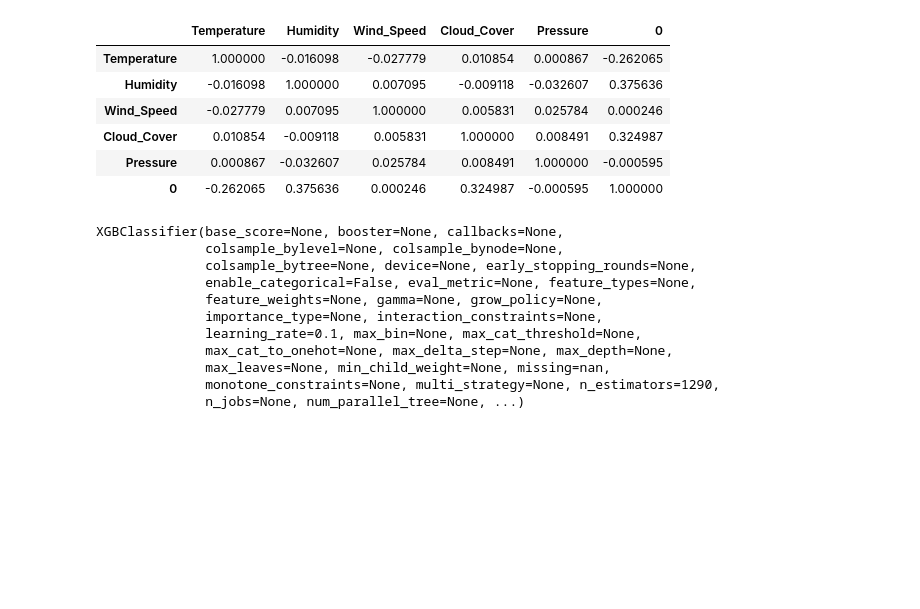
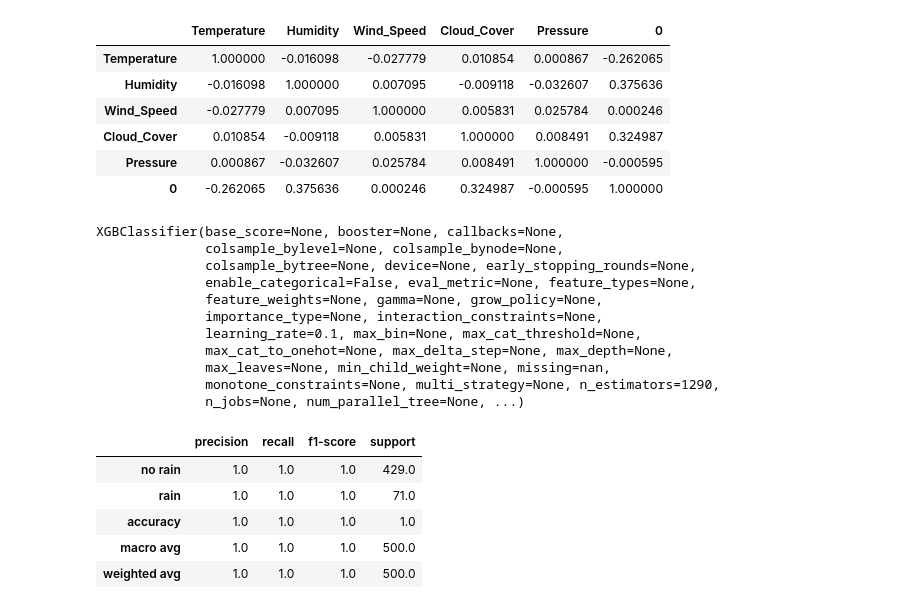
Before and after one commit to thePython2016/weather-prediction-model2, a Jupyter notebook: weather-prediction-APP.ipynb, the cells around one changed output. Drawn from its saved outputs; the diff is of its cells as text; code cells hidden in the pictures; blank space fills up the shorter version.

```diff
--- a/weather-prediction-APP.ipynb
+++ b/weather-prediction-APP.ipynb
@@ -131,4 +135,12 @@ myprediction=model.predict(xTest)
 # extract class report
 classRe=classification_report(yTest,myprediction,target_names=label.classes_,output_dict=True)
 # %%
-dfRe
+dfReport=pd.DataFrame(classRe).transpose()
+dfReport
+# %% [output]
+|  | precision | recall | f1-score | support |
+| no rain | 1.0 | 1.0 | 1.0 | 429.0 |
+| rain | 1.0 | 1.0 | 1.0 | 71.0 |
+| accuracy | 1.0 | 1.0 | 1.0 | 1.0 |
+| macro avg | 1.0 | 1.0 | 1.0 | 500.0 |
+| weighted avg | 1.0 | 1.0 | 1.0 | 500.0 |
```
Also changed, not shown: parts of 1 cell of this notebook, 6 other files.
